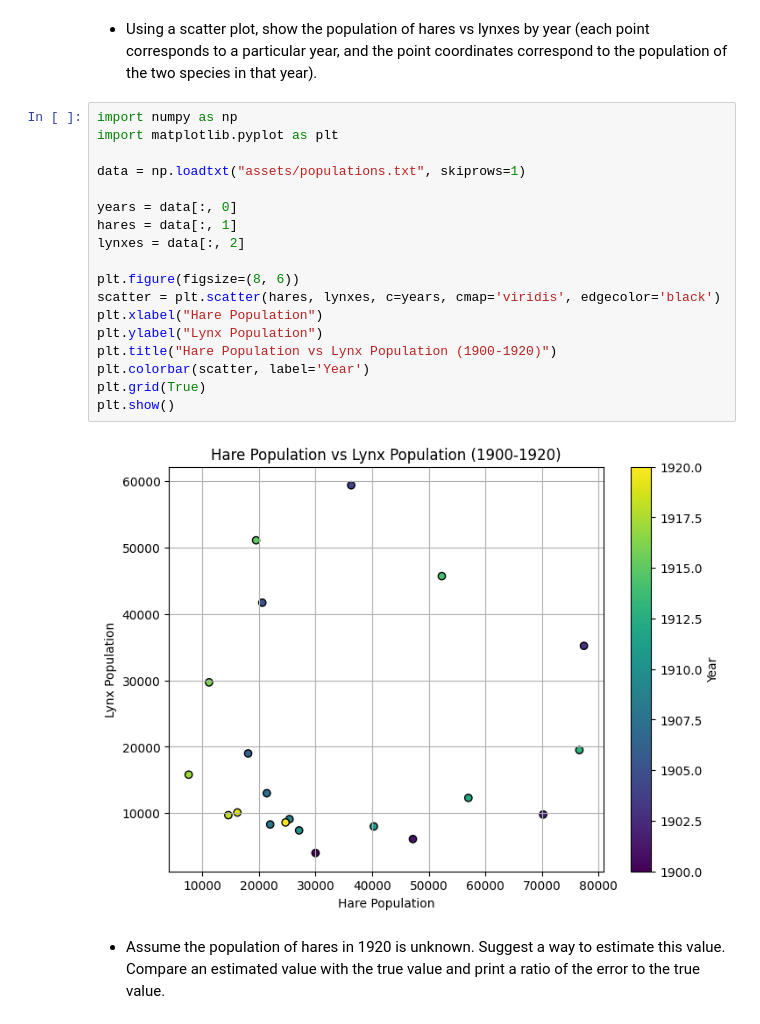
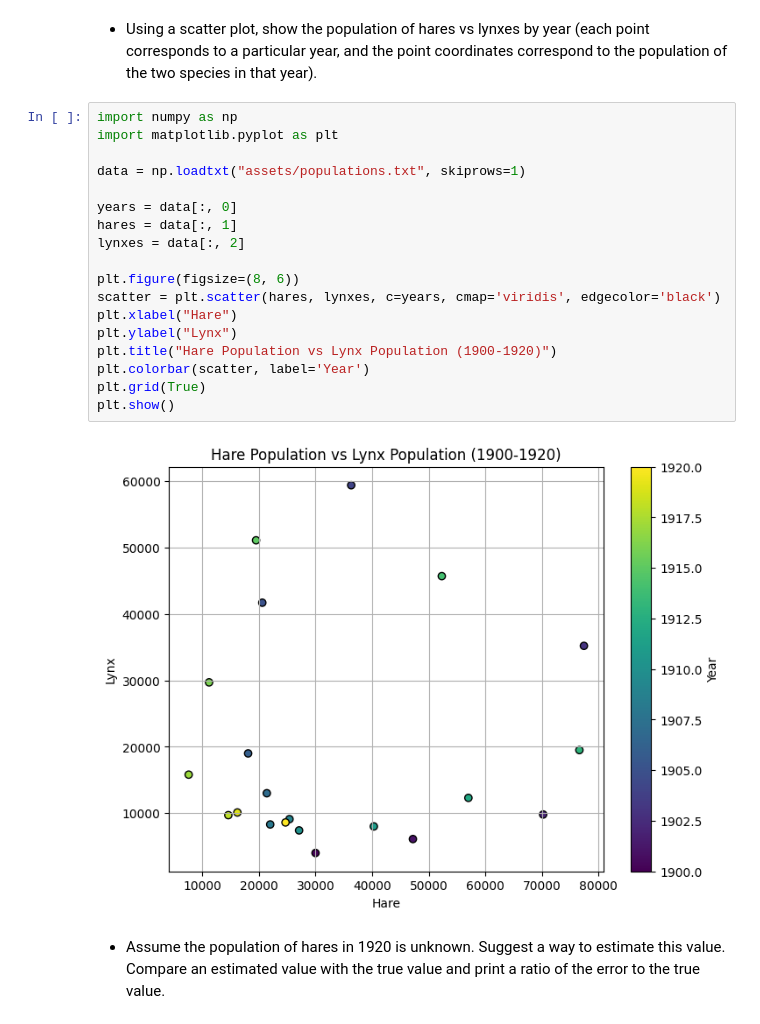
Before and after one commit to n1ks0N/DZ-GromiakovNV-StatPrak, a Jupyter notebook: 2_numpy+matplotlib.ipynb, the cells around one changed output. Saved outputs shown, nothing was run; the diff lists cells and outputs as text.

```diff
--- a/2_numpy+matplotlib.ipynb
+++ b/2_numpy+matplotlib.ipynb
@@ -1058,23 +277,23 @@ np.float64(-0.1780136594118296)
 # %%
 import numpy as np
 import matplotlib.pyplot as plt
 
 data = np.loadtxt("assets/populations.txt", skiprows=1)
 
 years = data[:, 0]
 hares = data[:, 1]
 lynxes = data[:, 2]
 
 plt.figure(figsize=(8, 6))
 scatter = plt.scatter(hares, lynxes, c=years, cmap='viridis', edgecolor='black')
-plt.xlabel("Hare Population")
-plt.ylabel("Lynx Population")
+plt.xlabel("Hare")
+plt.ylabel("Lynx")
 plt.title("Hare Population vs Lynx Population (1900-1920)")
 plt.colorbar(scatter, label='Year')
 plt.grid(True)
 plt.show()
 # %% [output]
-[figure, old version]
+[figure, new version]
 # %% [markdown]
 - Assume the population of hares in 1920 is unknown. Suggest a way to estimate this value. Compare an estimated value
 with the true value and print a ratio of the error to the true value.
```
Also changed, not shown: parts of 127 cells of this notebook.
